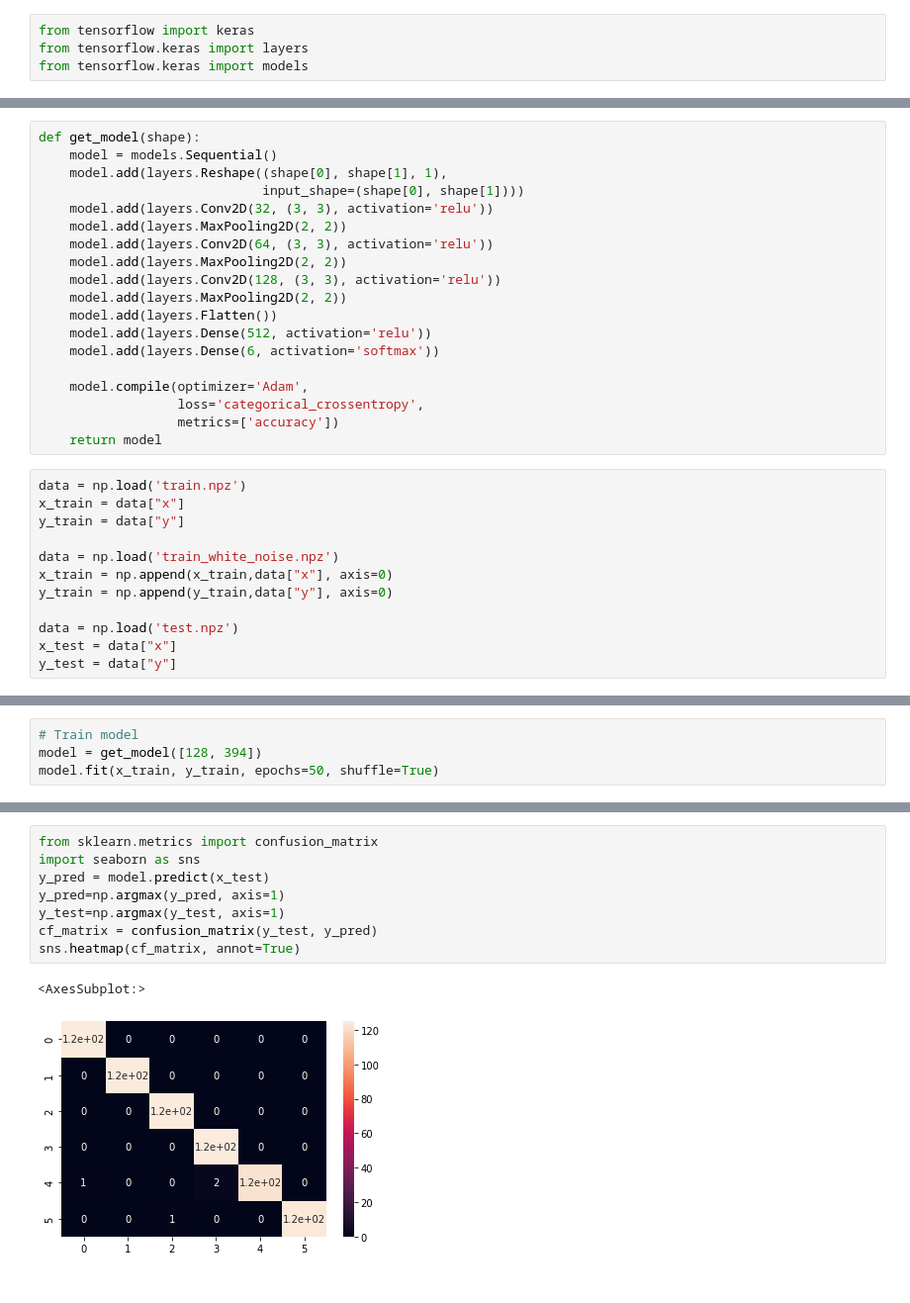
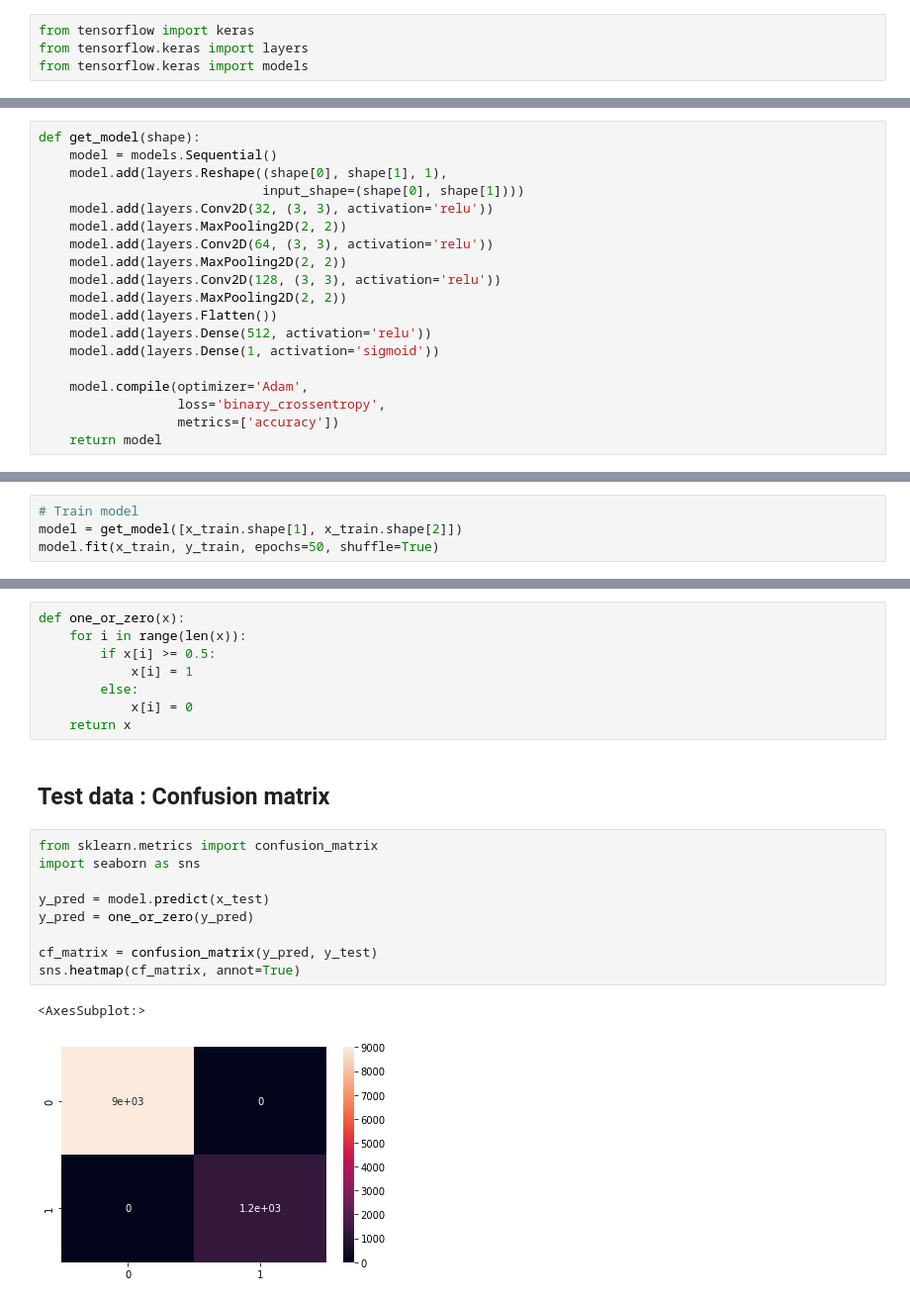
Before and after one commit to kei5uke/voice-classification, a Jupyter notebook: voice_classify.ipynb, the cells around one changed output, grey strips where cells are left out. Shown: that part at 99% size. Drawn from its saved outputs; the diff is of its cells as text.

```diff
--- a/voice_classify.ipynb
+++ b/voice_classify.ipynb
@@ -205,21 +261,9 @@ def get_model(shape):
     model.add(layers.MaxPooling2D(2, 2))
     model.add(layers.Flatten())
     model.add(layers.Dense(512, activation='relu'))
-    model.add(layers.Dense(6, activation='softmax'))
+    model.add(layers.Dense(1, activation='sigmoid'))
 
     model.compile(optimizer='Adam',
-                  loss='categorical_crossentropy',
+                  loss='binary_crossentropy',
                   metrics=['accuracy'])
     return model
-# %%
-data = np.load('train.npz')
-x_train = data["x"]
-y_train = data["y"]
-
-data = np.load('train_white_noise.npz')
-x_train = np.append(x_train,data["x"], axis=0)
-y_train = np.append(y_train,data["y"], axis=0)
-
-data = np.load('test.npz')
-x_test = data["x"]
-y_test = data["y"]
@@ -232,5 +270,5 @@ print(y_train.shape, y_test.shape)
 # %%
 # Train model
-model = get_model([128, 394])
+model = get_model([x_train.shape[1], x_train.shape[2]])
 model.fit(x_train, y_train, epochs=50, shuffle=True)
 # %% [output]
@@ -280,11 +321,22 @@ Test accuracy: 0.9946666955947876
+# %%
+def one_or_zero(x):
+    for i in range(len(x)):
+        if x[i] >= 0.5:
+            x[i] = 1
+        else:
+            x[i] = 0
+    return x
+# %% [markdown]
+## Test data : Confusion matrix
 # %%
 from sklearn.metrics import confusion_matrix
 import seaborn as sns
+
 y_pred = model.predict(x_test)
-y_pred=np.argmax(y_pred, axis=1)
-y_test=np.argmax(y_test, axis=1)
-cf_matrix = confusion_matrix(y_test, y_pred)
+y_pred = one_or_zero(y_pred)
+
+cf_matrix = confusion_matrix(y_pred, y_test)
 sns.heatmap(cf_matrix, annot=True)
 # %% [output]
 <AxesSubplot:>
-[figure, old version]
+[figure, new version]
```
Also changed, not shown: parts of 33 cells of this notebook.
